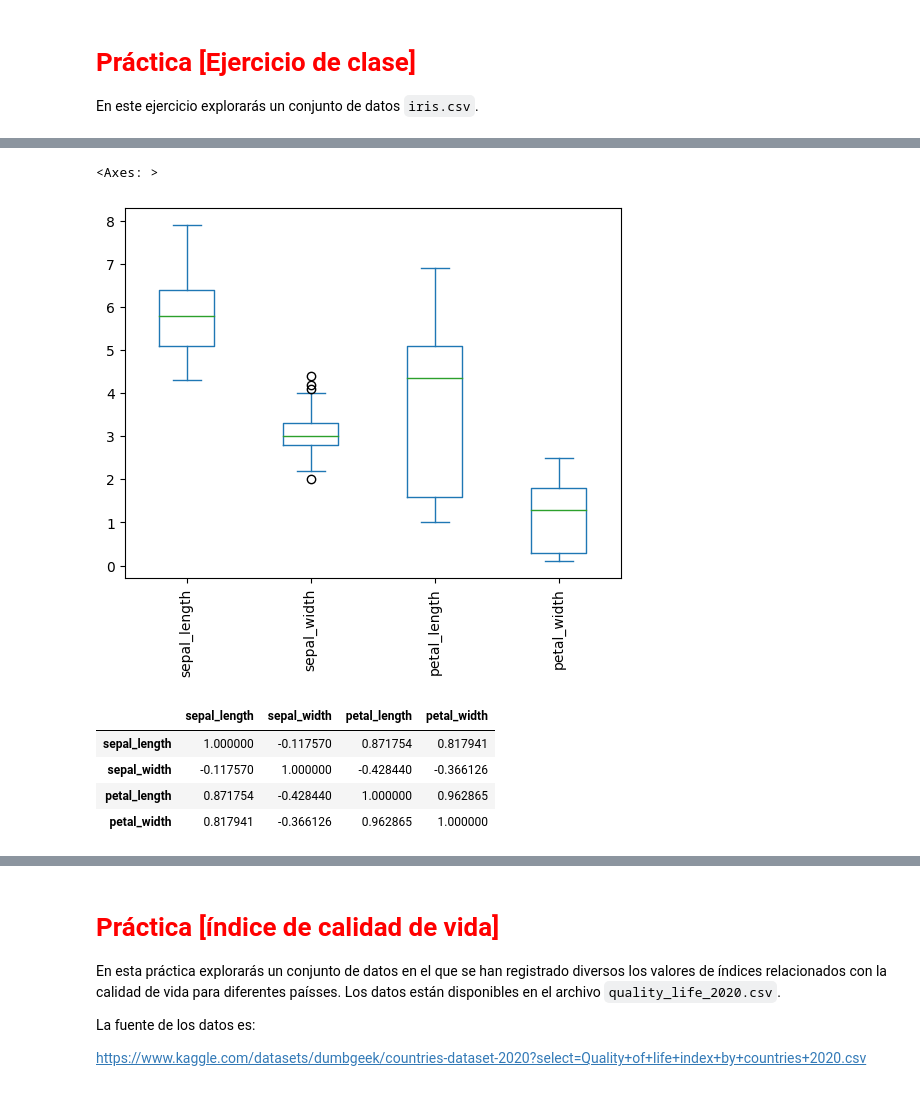
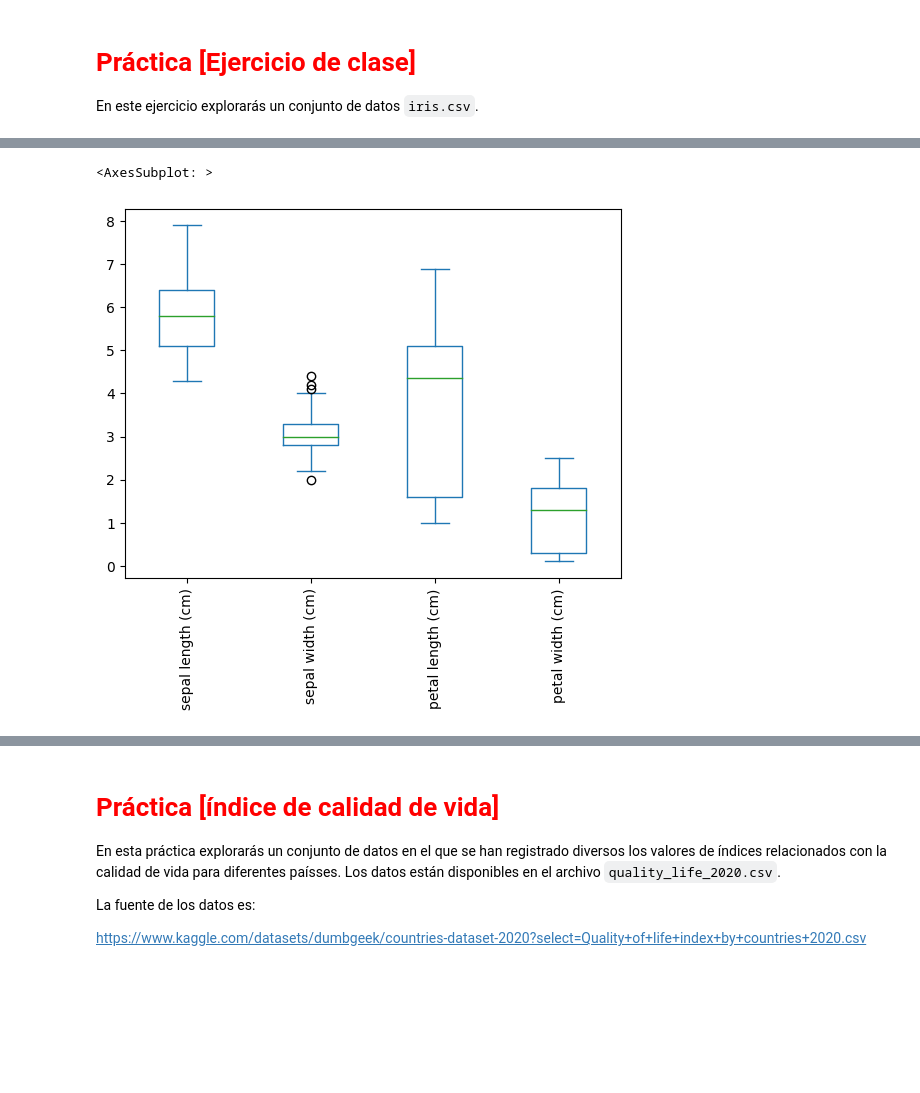
Before and after one commit to marcosd59/ID0310-MINERIA_DE_DATOS, a Jupyter notebook: Parcial 1/Actividad #3 - PCA Analisis de Componentes Principales.ipynb, the cells around one changed output, grey strips where cells are left out. Drawn from its saved outputs; the diff is of its cells as text; code cells hidden in the pictures; blank space fills up the shorter version.

```diff
--- a/Parcial 1/Actividad #3 - PCA Analisis de Componentes Principales.ipynb
+++ b/Parcial 1/Actividad #3 - PCA Analisis de Componentes Principales.ipynb
@@ -146,0 +126,17 @@ iris.head()
+# %%
+# Importar bibliotecas
+import numpy as np
+import matplotlib.pyplot as plt
+import pandas as pd
+from sklearn.decomposition import PCA
+from sklearn.preprocessing import StandardScaler
+
+# Cargar el conjunto de datos iris
+from sklearn import datasets
+iris = datasets.load_iris()
+
+# Crear un DataFrame con los datos
+df_iris = pd.DataFrame(data=iris.data, columns=iris.feature_names)
+
+# Visualizar las primeras filas del DataFrame
+df_iris.head()
@@ -147,13 +150,5 @@ iris.head()
 # %%
-iris.plot.box(rot=90)
+df_iris.plot.box(rot=90)
 # %% [output]
-<Axes: >
+<AxesSubplot: >
-[figure, old version]
+[figure, new version]
-# %%
-iris.corr()
-# %% [output]
-|  | sepal_length | sepal_width | petal_length | petal_width |
-| sepal_length | 1.000000 | -0.117570 | 0.871754 | 0.817941 |
-| sepal_width | -0.117570 | 1.000000 | -0.428440 | -0.366126 |
-| petal_length | 0.871754 | -0.428440 | 1.000000 | 0.962865 |
-| petal_width | 0.817941 | -0.366126 | 0.962865 | 1.000000 |
```
Also changed, not shown: parts of 14 cells of this notebook.
